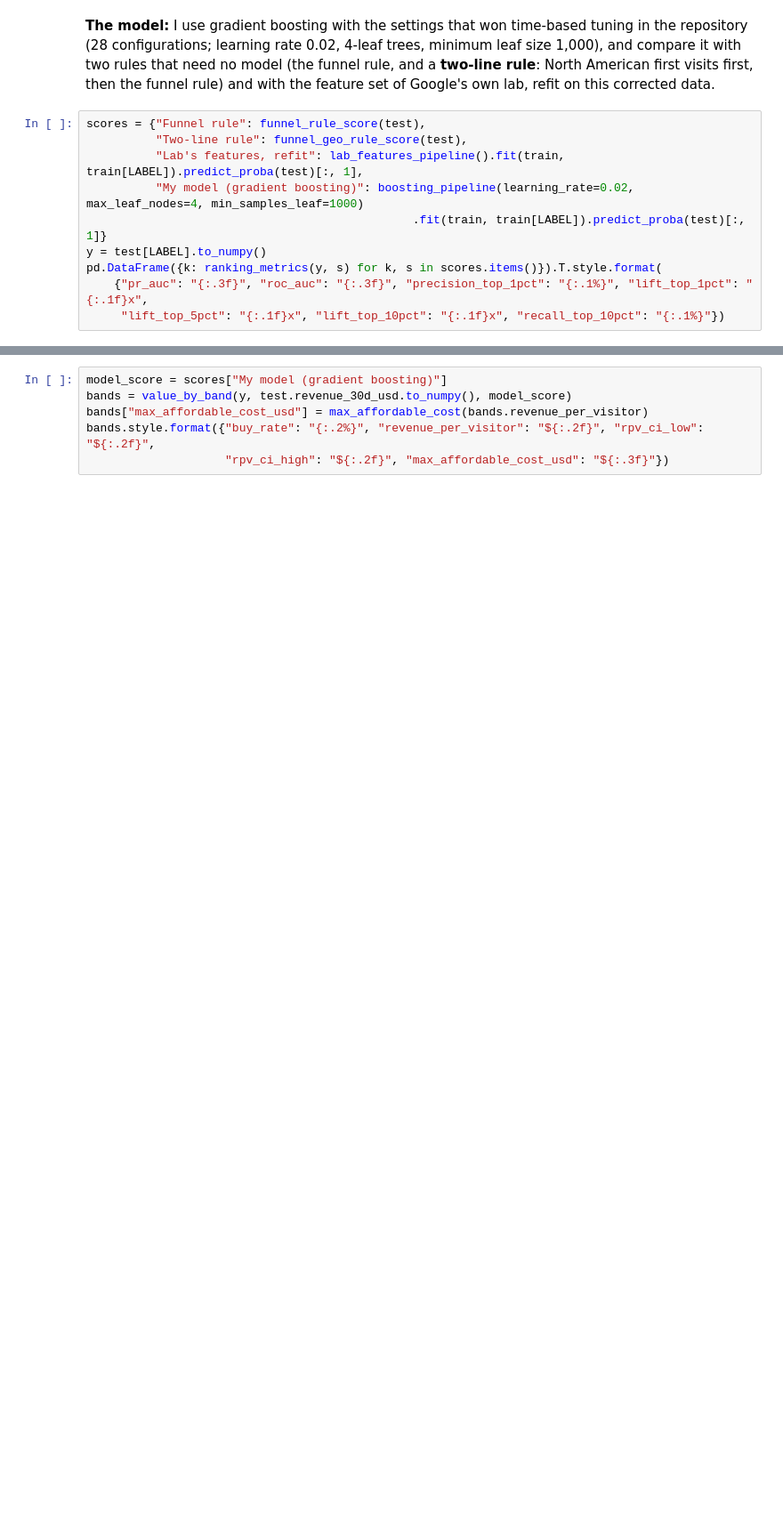
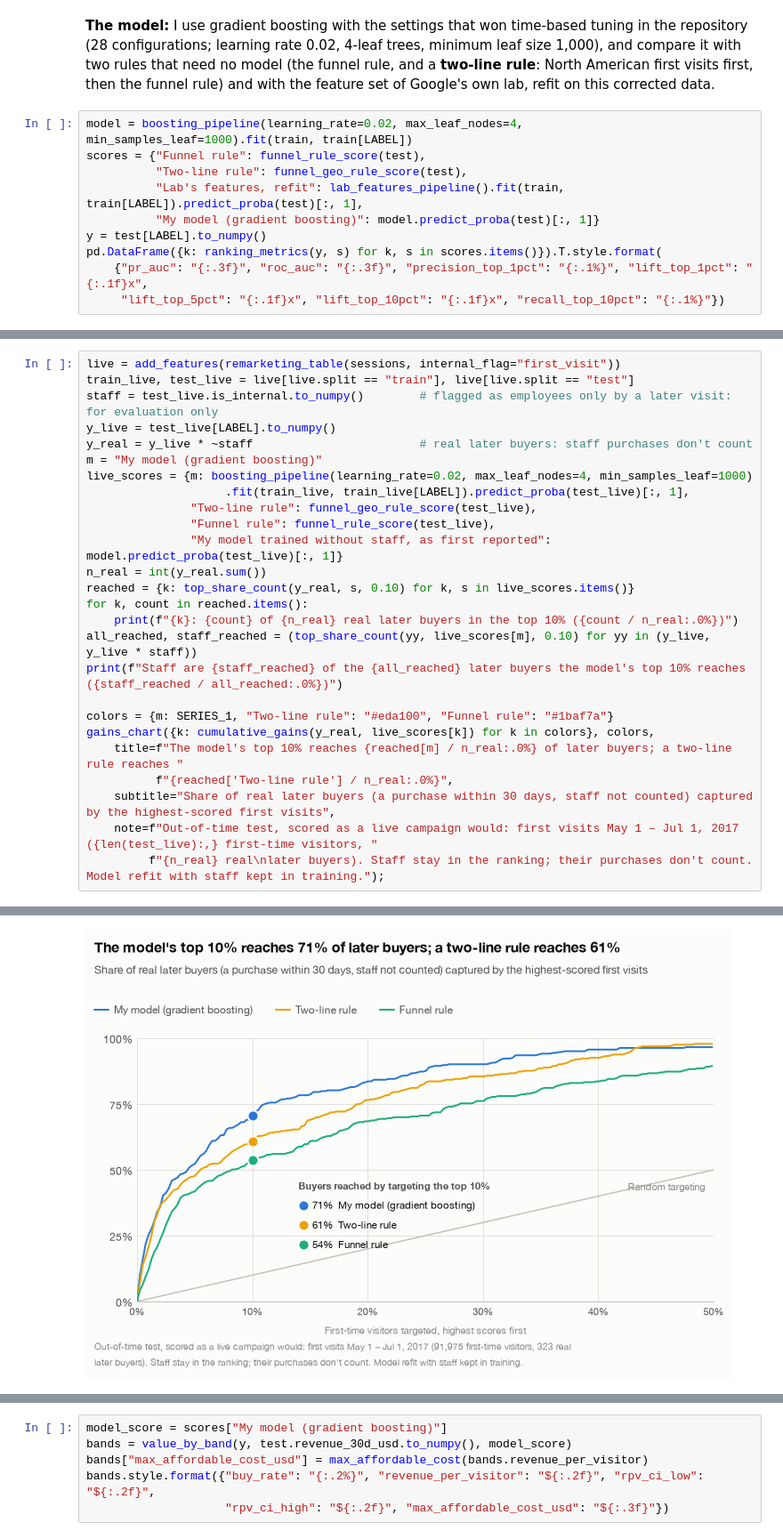
Before and after one commit to Pann13223029/merch-store-marketing-case-study, a Jupyter notebook: kaggle/merch_store_marketing_case_study.ipynb, the cells around one changed output, grey strips where cells are left out. Shown at 89% size. Drawn from its saved outputs; the diff is of its cells as text; blank space fills up the shorter version.

Commit message:
Kaggle notebook: gains chart scored as a live campaign would (71%), brand-ads test, what would change my mind; 'office hours' wording in Kaggle and Analyze

```diff
--- a/kaggle/merch_store_marketing_case_study.ipynb
+++ b/kaggle/merch_store_marketing_case_study.ipynb
@@ -1762,11 +1762,11 @@ rate_with_ci_chart(list(g.index), g.rate.tolist(), g.lo.tolist(), g.hi.tolist(),
 # %% [markdown]
 **The model:** I use gradient boosting with the settings that won time-based tuning in the repository (28 configurations; learning rate 0.02, 4-leaf trees, minimum leaf size 1,000), and compare it with two rules that need no model (the funnel rule, and a **two-line rule**: North American first visits first, then the funnel rule) and with the feature set of Google's own lab, refit on this corrected data.
 # %%
+model = boosting_pipeline(learning_rate=0.02, max_leaf_nodes=4, min_samples_leaf=1000).fit(train, train[LABEL])
 scores = {"Funnel rule": funnel_rule_score(test),
           "Two-line rule": funnel_geo_rule_score(test),
           "Lab's features, refit": lab_features_pipeline().fit(train, train[LABEL]).predict_proba(test)[:, 1],
-          "My model (gradient boosting)": boosting_pipeline(learning_rate=0.02, max_leaf_nodes=4, min_samples_leaf=1000)
-                                               .fit(train, train[LABEL]).predict_proba(test)[:, 1]}
+          "My model (gradient boosting)": model.predict_proba(test)[:, 1]}
 y = test[LABEL].to_numpy()
 pd.DataFrame({k: ranking_metrics(y, s) for k, s in scores.items()}).T.style.format(
     {"pr_auc": "{:.3f}", "roc_auc": "{:.3f}", "precision_top_1pct": "{:.1%}", "lift_top_1pct": "{:.1f}x",
@@ -1789,0 +1782,27 @@ gains_chart({k: cumulative_gains(y, scores[k]) for k in colors}, colors,
+# %%
+live = add_features(remarketing_table(sessions, internal_flag="first_visit"))
+train_live, test_live = live[live.split == "train"], live[live.split == "test"]
+staff = test_live.is_internal.to_numpy()        # flagged as employees only by a later visit: for evaluation only
+y_live = test_live[LABEL].to_numpy()
+y_real = y_live * ~staff                        # real later buyers: staff purchases don't count
+m = "My model (gradient boosting)"
+live_scores = {m: boosting_pipeline(learning_rate=0.02, max_leaf_nodes=4, min_samples_leaf=1000)
+                    .fit(train_live, train_live[LABEL]).predict_proba(test_live)[:, 1],
+               "Two-line rule": funnel_geo_rule_score(test_live),
+               "Funnel rule": funnel_rule_score(test_live),
+               "My model trained without staff, as first reported": model.predict_proba(test_live)[:, 1]}
+n_real = int(y_real.sum())
+reached = {k: top_share_count(y_real, s, 0.10) for k, s in live_scores.items()}
+for k, count in reached.items():
+    print(f"{k}: {count} of {n_real} real later buyers in the top 10% ({count / n_real:.0%})")
+all_reached, staff_reached = (top_share_count(yy, live_scores[m], 0.10) for yy in (y_live, y_live * staff))
+print(f"Staff are {staff_reached} of the {all_reached} later buyers the model's top 10% reaches ({staff_reached / all_reached:.0%})")
+
+colors = {m: SERIES_1, "Two-line rule": "#eda100", "Funnel rule": "#1baf7a"}
+gains_chart({k: cumulative_gains(y_real, live_scores[k]) for k in colors}, colors,
+    title=f"The model's top 10% reaches {reached[m] / n_real:.0%} of later buyers; a two-line rule reaches "
+          f"{reached['Two-line rule'] / n_real:.0%}",
+    subtitle="Share of real later buyers (a purchase within 30 days, staff not counted) captured by the highest-scored first visits",
+    note=f"Out-of-time test, scored as a live campaign would: first visits May 1 – Jul 1, 2017 ({len(test_live):,} first-time visitors, "
+         f"{n_real} real\nlater buyers). Staff stay in the ranking; their purchases don't count. Model refit with staff kept in training.");
+# %% [output]
@@ -1790 +1814,2 @@ gains_chart({k: cumulative_gains(y, scores[k]) for k in colors}, colors,
+[figure, added]
 # %% [markdown]
```
Also changed, not shown: parts of 7 cells of this notebook, 3 other files.
